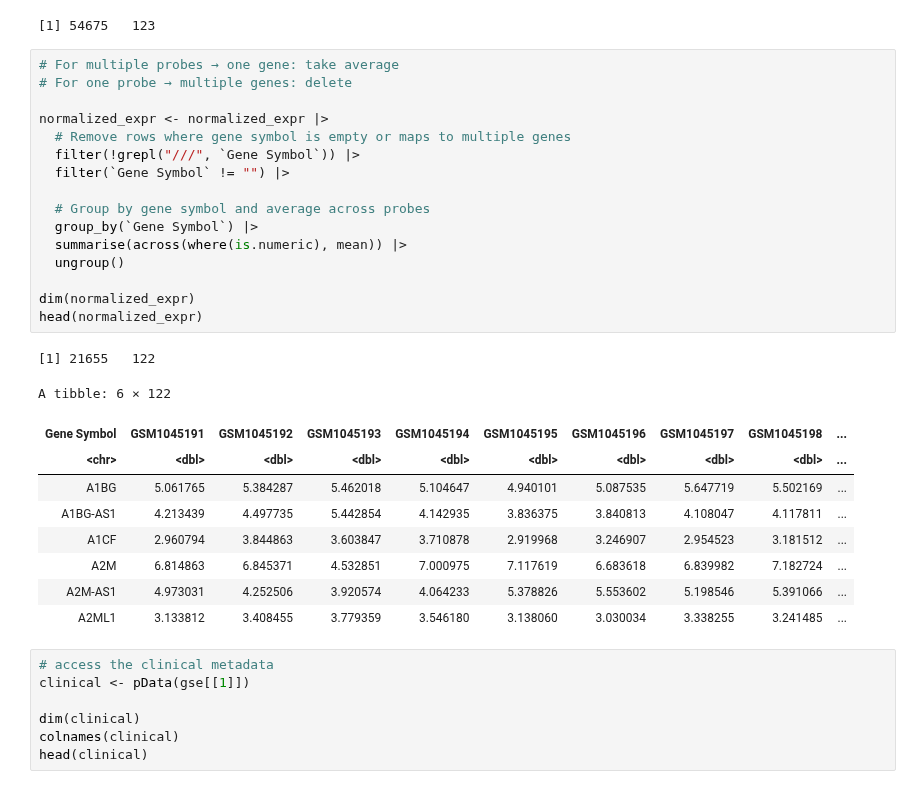
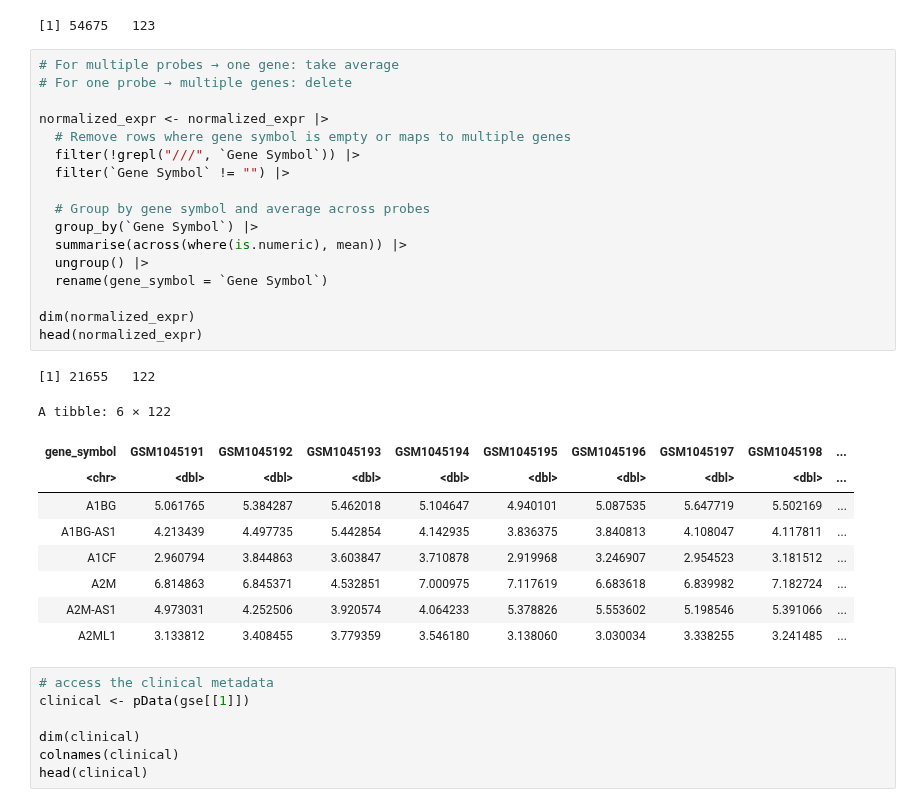
Before and after one commit to ramyap06/KongLab-ImmuneMLSurvivalAnalysis, a Jupyter notebook: src/preprocess.ipynb, the cells around one changed output. Saved outputs shown, nothing was run; the diff lists cells and outputs as text.

```diff
--- a/src/preprocess.ipynb
+++ b/src/preprocess.ipynb
@@ -86,23 +86,24 @@ A data.frame: 6 × 123
 # %%
 # For multiple probes → one gene: take average
 # For one probe → multiple genes: delete
 
 normalized_expr <- normalized_expr |>
   # Remove rows where gene symbol is empty or maps to multiple genes
   filter(!grepl("///", `Gene Symbol`)) |>
   filter(`Gene Symbol` != "") |>
 
   # Group by gene symbol and average across probes
   group_by(`Gene Symbol`) |>
   summarise(across(where(is.numeric), mean)) |>
-  ungroup()
+  ungroup() |>
+  rename(gene_symbol = `Gene Symbol`)
 
 dim(normalized_expr)
 head(normalized_expr)
 # %% [output]
 [1] 21655   122
 A tibble: 6 × 122
-| Gene Symbol | GSM1045191 | GSM1045192 | GSM1045193 | GSM1045194 | GSM1045195 | GSM1045196 | GSM1045197 | GSM1045198 | ... |
+| gene_symbol | GSM1045191 | GSM1045192 | GSM1045193 | GSM1045194 | GSM1045195 | GSM1045196 | GSM1045197 | GSM1045198 | ... |
 | <chr> | <dbl> | <dbl> | <dbl> | <dbl> | <dbl> | <dbl> | <dbl> | <dbl> | ... |
 | A1BG | 5.061765 | 5.384287 | 5.462018 | 5.104647 | 4.940101 | 5.087535 | 5.647719 | 5.502169 | ... |
 | A1BG-AS1 | 4.213439 | 4.497735 | 5.442854 | 4.142935 | 3.836375 | 3.840813 | 4.108047 | 4.117811 | ... |
```
Also changed, not shown: parts of 1 cell of this notebook, 2 other files.
